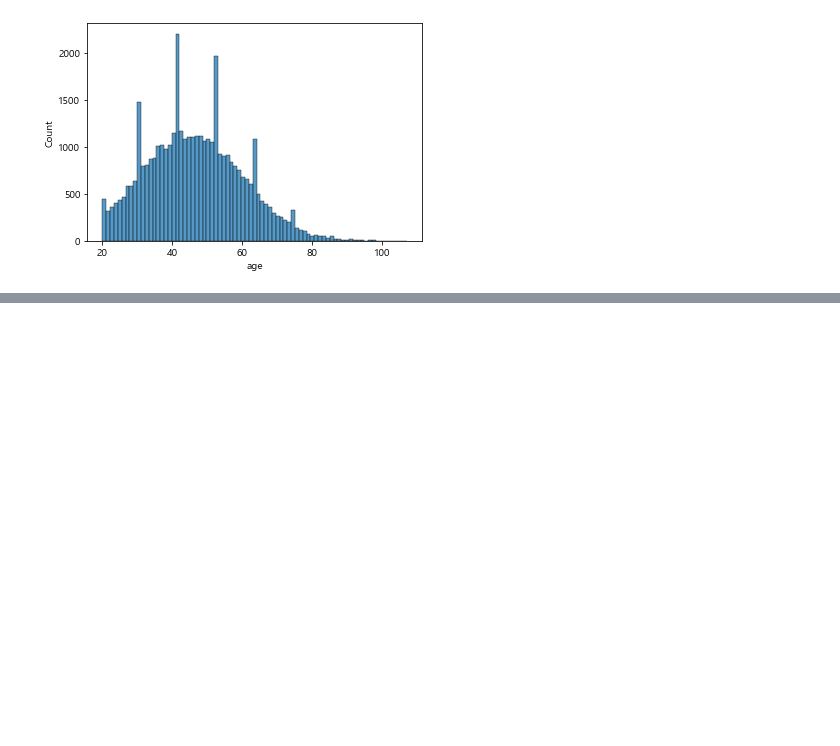
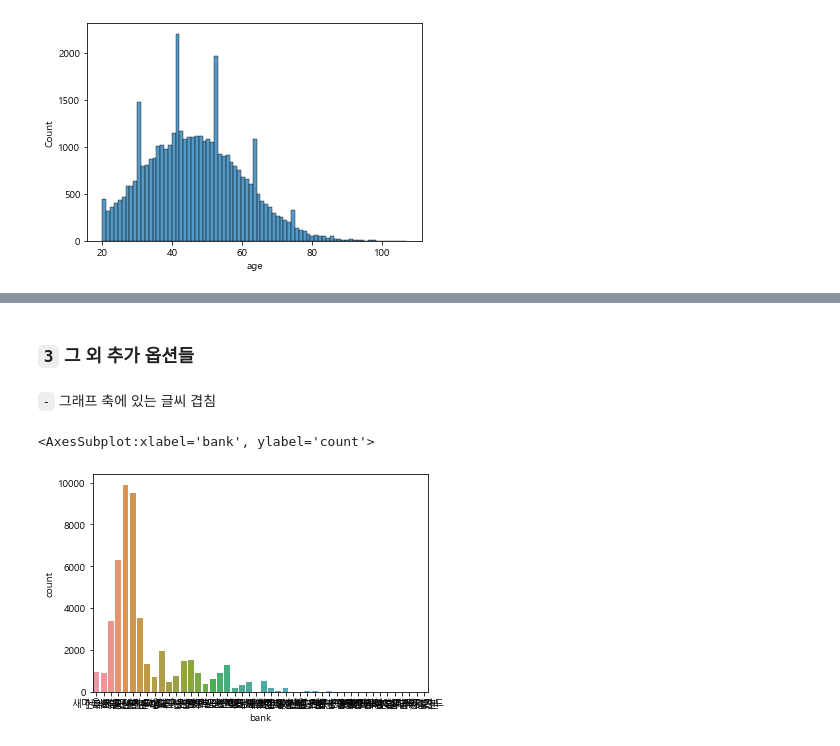
Before and after one commit to pinkocto/BP2022, a Jupyter notebook: _notebooks/2022-03-23-DV.ipynb, the cells around one changed output, grey strips where cells are left out. Saved outputs shown, nothing was run; the diff lists cells and outputs as text; code cells hidden in the pictures; blank space fills up the shorter version.

```diff
--- a/_notebooks/2022-03-23-DV.ipynb
+++ b/_notebooks/2022-03-23-DV.ipynb
@@ -91,0 +102,9 @@ sns.histplot(data=df1, x='age')
+# %% [markdown]
+### `3` 그 외 추가 옵션들
+# %% [markdown]
+`-` 그래프 축에 있는 글씨 겹침
+# %%
+sns.countplot(data=df1, x='bank')
+# %% [output]
+<AxesSubplot:xlabel='bank', ylabel='count'>
+[figure, added]
```
Also changed, not shown: parts of 16 cells of this notebook.
